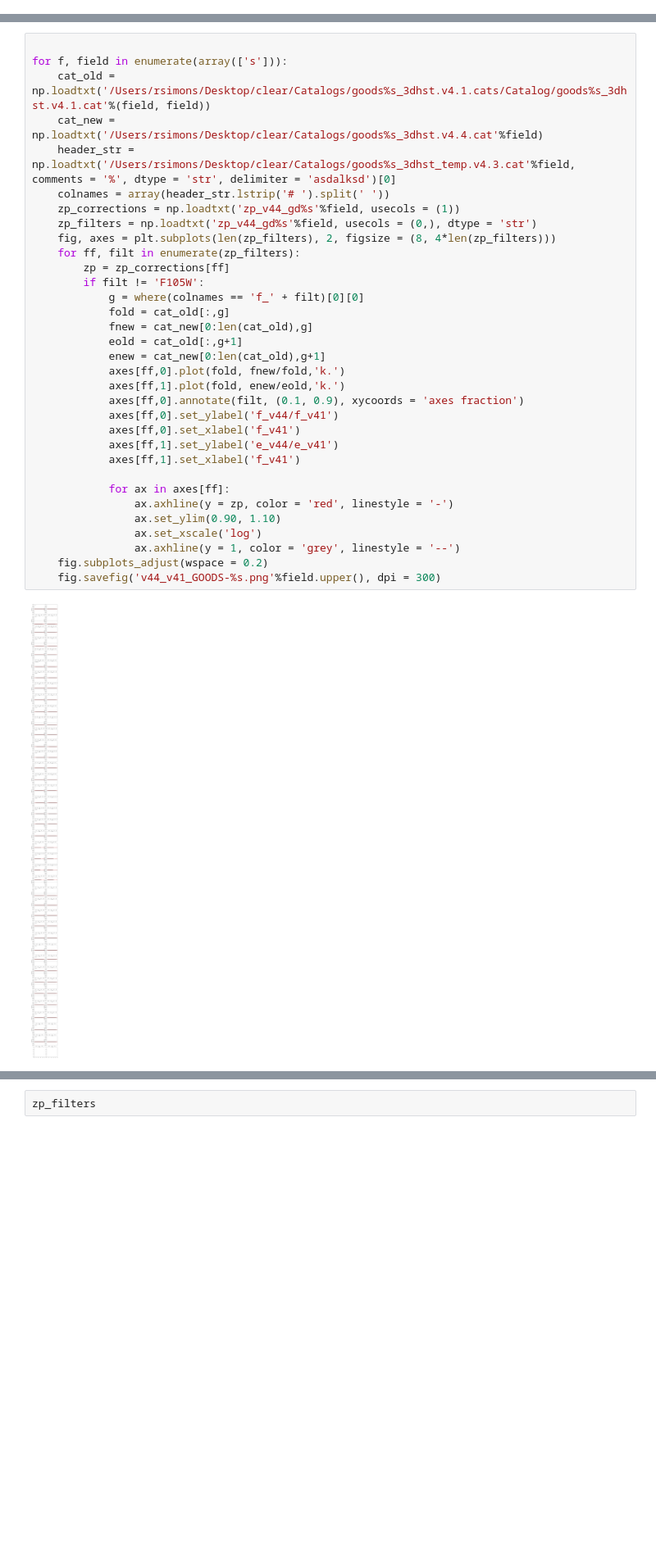
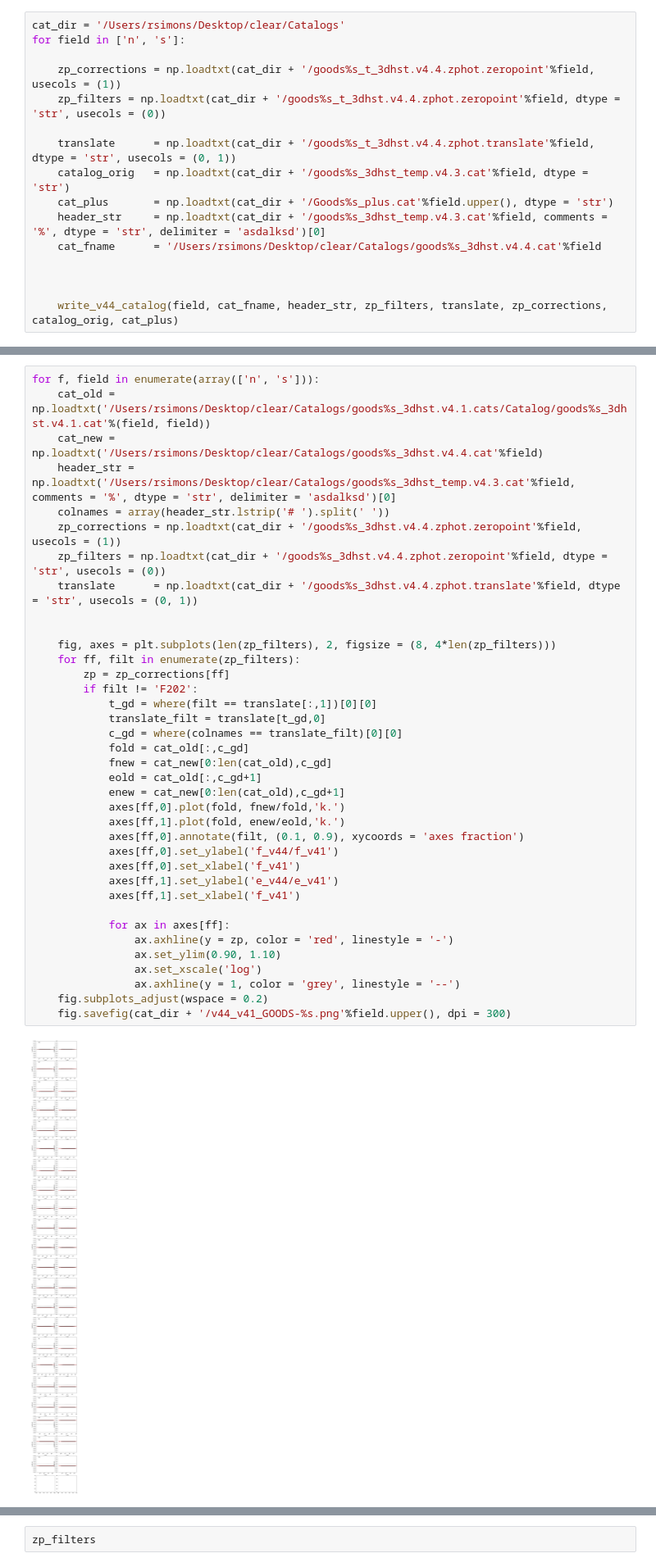
Before and after one commit to RaymondSimons/clear_local, a Jupyter notebook: write_v4.4.ipynb, the cells around one changed output, grey strips where cells are left out. Shown: that part at 82% size. Drawn from its saved outputs; the diff is of its cells as text; blank space fills up the shorter version.

```diff
--- a/write_v4.4.ipynb
+++ b/write_v4.4.ipynb
@@ -54,0 +44,16 @@ for field in ['s']:
+# %%
+cat_dir = '/Users/rsimons/Desktop/clear/Catalogs'
+for field in ['n', 's']:
+
+    zp_corrections = np.loadtxt(cat_dir + '/goods%s_t_3dhst.v4.4.zphot.zeropoint'%field, usecols = (1))
+    zp_filters = np.loadtxt(cat_dir + '/goods%s_t_3dhst.v4.4.zphot.zeropoint'%field, dtype = 'str', usecols = (0))
+
+    translate      = np.loadtxt(cat_dir + '/goods%s_t_3dhst.v4.4.zphot.translate'%field, dtype = 'str', usecols = (0, 1))
+    catalog_orig   = np.loadtxt(cat_dir + '/goods%s_3dhst_temp.v4.3.cat'%field, dtype = 'str')
+    cat_plus       = np.loadtxt(cat_dir + '/Goods%s_plus.cat'%field.upper(), dtype = 'str')
+    header_str     = np.loadtxt(cat_dir + '/goods%s_3dhst_temp.v4.3.cat'%field, comments = '%', dtype = 'str', delimiter = 'asdalksd')[0]
+    cat_fname      = '/Users/rsimons/Desktop/clear/Catalogs/goods%s_3dhst.v4.4.cat'%field
+
+
+
+    write_v44_catalog(field, cat_fname, header_str, zp_filters, translate, zp_corrections, catalog_orig, cat_plus)
@@ -55,35 +63,39 @@ for field in ['s']:
 # %%
-
-for f, field in enumerate(array(['s'])):
+for f, field in enumerate(array(['n', 's'])):
     cat_old = np.loadtxt('/Users/rsimons/Desktop/clear/Catalogs/goods%s_3dhst.v4.1.cats/Catalog/goods%s_3dhst.v4.1.cat'%(field, field))
     cat_new = np.loadtxt('/Users/rsimons/Desktop/clear/Catalogs/goods%s_3dhst.v4.4.cat'%field)
     header_str = np.loadtxt('/Users/rsimons/Desktop/clear/Catalogs/goods%s_3dhst_temp.v4.3.cat'%field, comments = '%', dtype = 'str', delimiter = 'asdalksd')[0]
     colnames = array(header_str.lstrip('# ').split(' '))
-    zp_corrections = np.loadtxt('zp_v44_gd%s'%field, usecols = (1))
-    zp_filters = np.loadtxt('zp_v44_gd%s'%field, usecols = (0,), dtype = 'str')
+    zp_corrections = np.loadtxt(cat_dir + '/goods%s_3dhst.v4.4.zphot.zeropoint'%field, usecols = (1))
+    zp_filters = np.loadtxt(cat_dir + '/goods%s_3dhst.v4.4.zphot.zeropoint'%field, dtype = 'str', usecols = (0))
+    translate      = np.loadtxt(cat_dir + '/goods%s_3dhst.v4.4.zphot.translate'%field, dtype = 'str', usecols = (0, 1))
+
+
     fig, axes = plt.subplots(len(zp_filters), 2, figsize = (8, 4*len(zp_filters)))
     for ff, filt in enumerate(zp_filters):
         zp = zp_corrections[ff]
-        if filt != 'F105W':
-            g = where(colnames == 'f_' + filt)[0][0]
-            fold = cat_old[:,g]
-            fnew = cat_new[0:len(cat_old),g]
-            eold = cat_old[:,g+1]
-            enew = cat_new[0:len(cat_old),g+1]
+        if filt != 'F202':
+            t_gd = where(filt == translate[:,1])[0][0]
+            translate_filt = translate[t_gd,0]
+            c_gd = where(colnames == translate_filt)[0][0]
+            fold = cat_old[:,c_gd]
+            fnew = cat_new[0:len(cat_old),c_gd]
+            eold = cat_old[:,c_gd+1]
+            enew = cat_new[0:len(cat_old),c_gd+1]
             axes[ff,0].plot(fold, fnew/fold,'k.')
             axes[ff,1].plot(fold, enew/eold,'k.')
             axes[ff,0].annotate(filt, (0.1, 0.9), xycoords = 'axes fraction')
             axes[ff,0].set_ylabel('f_v44/f_v41')
             axes[ff,0].set_xlabel('f_v41')
             axes[ff,1].set_ylabel('e_v44/e_v41')
             axes[ff,1].set_xlabel('f_v41')
 
             for ax in axes[ff]:
                 ax.axhline(y = zp, color = 'red', linestyle = '-')
                 ax.set_ylim(0.90, 1.10)
                 ax.set_xscale('log')
                 ax.axhline(y = 1, color = 'grey', linestyle = '--')
     fig.subplots_adjust(wspace = 0.2)
-    fig.savefig('v44_v41_GOODS-%s.png'%field.upper(), dpi = 300)
+    fig.savefig(cat_dir + '/v44_v41_GOODS-%s.png'%field.upper(), dpi = 300)
 # %% [output]
-[figure, old version]
+[figure, new version]
```
Also changed, not shown: parts of 10 cells of this notebook, 35 other files.
